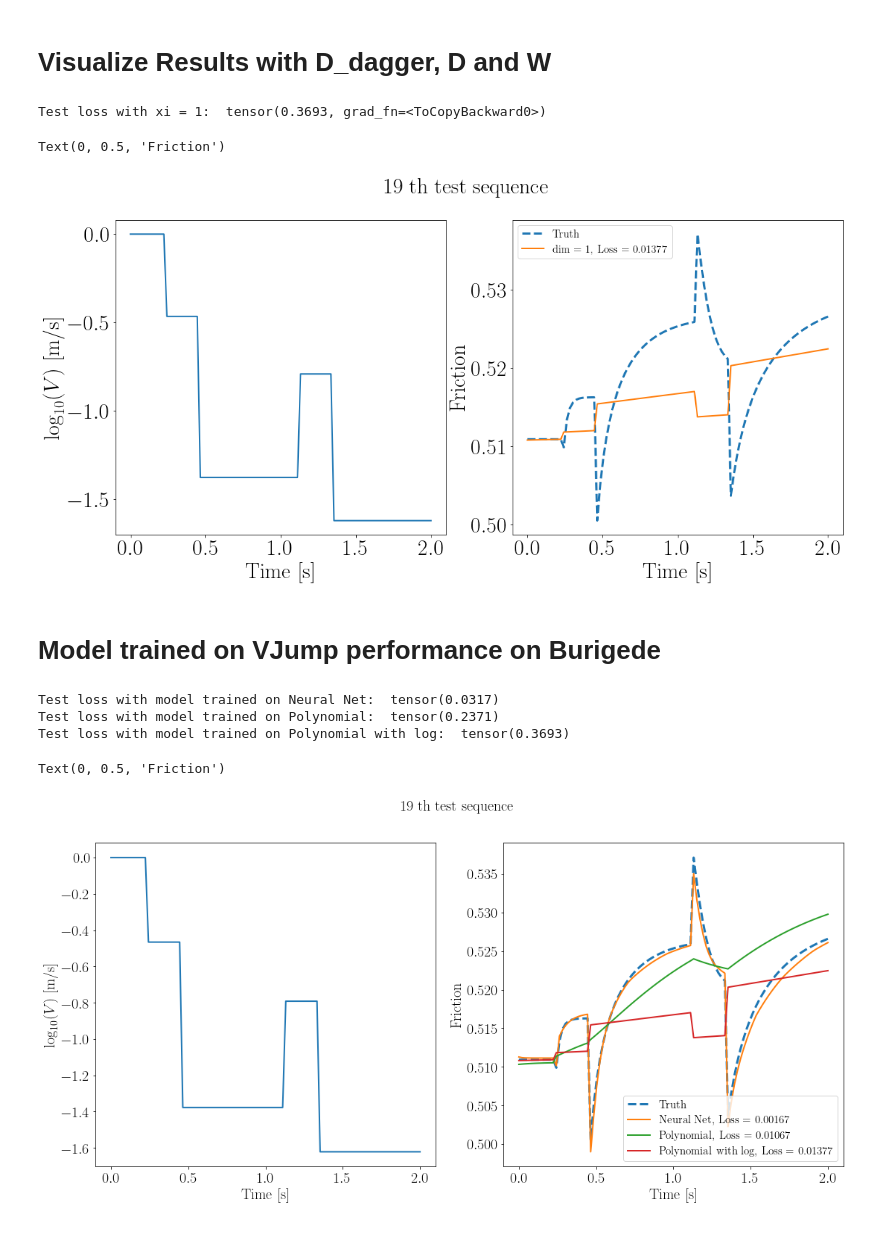
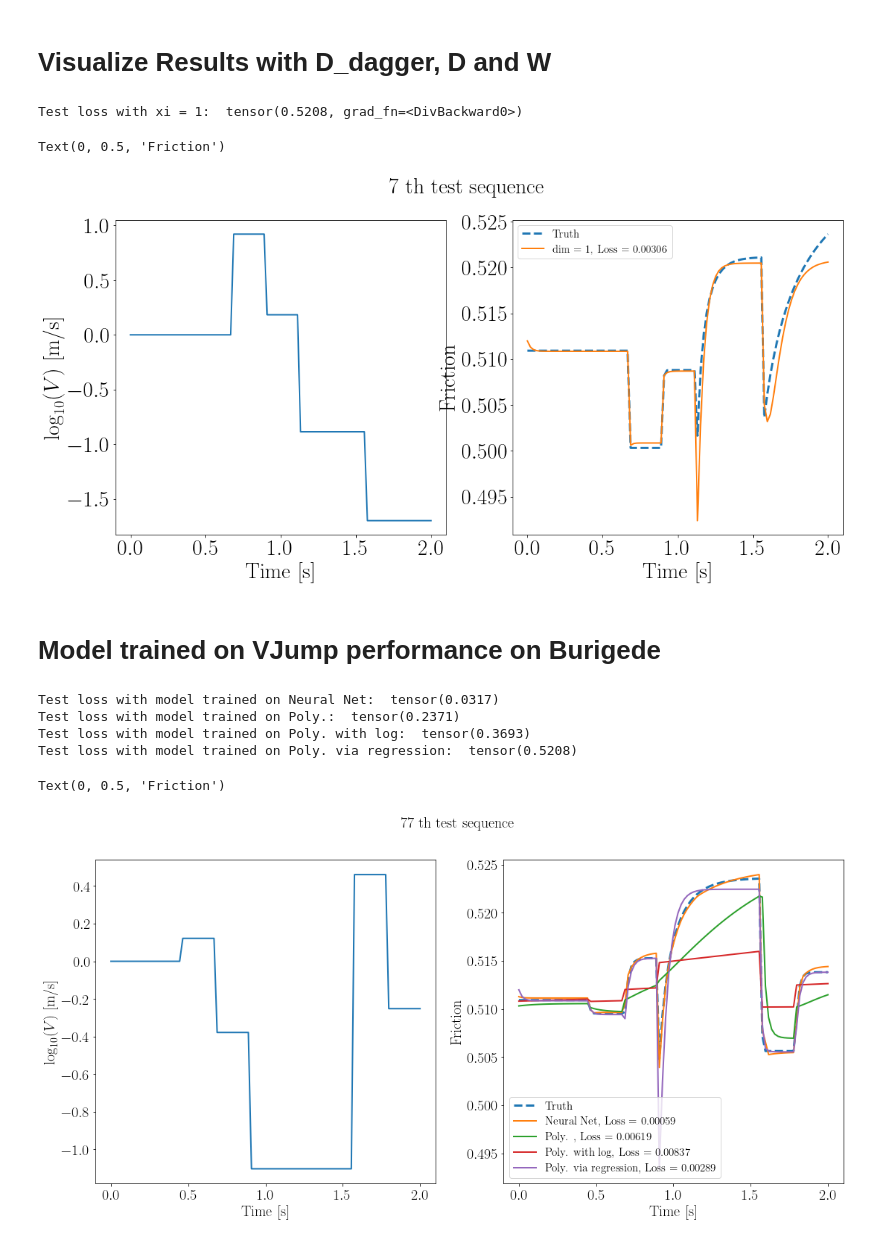
Before and after one commit to Shengduo/RateAndStateWithPotential, a Jupyter notebook: VisualizeResults.ipynb, the cells around one changed output. Cells and saved outputs as stored; diff of their text form; code cells hidden in the pictures.

```diff
--- a/VisualizeResults.ipynb
+++ b/VisualizeResults.ipynb
@@ -19,8 +19,8 @@ import time
 
 # Testify whether GPU is available
 print("Cuda is available: ", torch.cuda.is_available())
-device = torch.device("cuda" if torch.cuda.is_available() else "cpu")
-# device = "cpu"
+# device = torch.device("cuda" if torch.cuda.is_available() else "cpu")
+device = "cpu"
 print("Device is: ", device)
 
 def memory_stats():
@@ -111,18 +111,21 @@ Xs.shape:  torch.Size([400, 100])
 # %% [markdown]
 # Visualize Results with D_dagger, D and W
 # %%
-from FrictionNNModels import PotentialsFricCorrection, Loss, train1Epoch, PP, ReLUSquare, FricCorrection, load_model
+from FrictionNNModels import PotentialsFricCorrection, Loss, train1Epoch, PP, ReLUSquare, FricCorrection, load_model, \
+     PotentialsGivenPolyCorrection, W_poly, Dstar_poly , D_dagger_poly
 dim_xis = [1]
 
 # ModelPrefix
-modelPrefix = "Trial0216_smallDRS_smallA_400_PN_separate_p_logVFlag_True"
+modelPrefix = "Trial0216_smallDRS_smallA_400_GivenPoly"
+# modelPrefix = "Trial0216_smallDRS_smallA_400_PN_separate_p"
 dict_flag = True
-
+NN_flag = 2 # 0 -- Poly, 1 -- NN, 2 -- GivenPoly
 # dim_xis = [1, 2, 4, 8]
 models = []
+
 for idx, dim_xi in enumerate(dim_xis):
     # model_this = torch.load("./model/" + dataPrefix + "_dimXi_" + str(dim_xi) + "_FG.pth")
-    model_this = load_model(modelPrefix, device, dim_xi, dict_flag)
+    model_this = load_model(modelPrefix, device, dim_xi, dict_flag, NN_flag)
 
     models.append(model_this)
     res_corr = train1Epoch(testDataLoader, Loss, model_this, 2, 0., False)
@@ -159,7 +162,7 @@ if manipulateFlag:
 
     this_f_preds = [x for x in this_f_preds_new]
 # %% [output]
-Test loss with xi = 1:  tensor(0.3693, grad_fn=<ToCopyBackward0>)
+Test loss with xi = 1:  tensor(0.5208, grad_fn=<DivBackward0>)
 # %%
 from matplotlib import rc
 rc('font',**{'family':'sans-serif','sans-serif':['Helvetica']})
@@ -201,7 +204,7 @@ axs[1].set_xlabel("Time [s]", fontsize=fsize)
 axs[1].set_ylabel("Friction", fontsize=fsize)
 # %% [output]
 Text(0, 0.5, 'Friction')
-[figure, old version]
+[figure, new version]
 # %% [markdown]
 # Model trained on VJump performance on Burigede
 # %%
@@ -280,17 +283,20 @@ testDataLoader = DataLoader(
     **dataloader_kwargs,
 )
 # %%
-from FrictionNNModels import PotentialsFricCorrection, Loss, train1Epoch, PP, ReLUSquare, FricCorrection, PN, PotentialsPolyCorrection, load_model
+from FrictionNNModels import PotentialsFricCorrection, Loss, train1Epoch, PP, ReLUSquare, FricCorrection, PN, \
+     PotentialsGivenPolyCorrection, W_poly, Dstar_poly, PotentialsPolyCorrection, load_model, D_dagger_poly
 
 models = []
 dim_xi = 1
-dict_flags = [False, True, True]
+dict_flags = [False, True, True, True]
+NN_flags = [1, 0, 0, 2]
 modelPrefixs = ["Trial0216_smallDRS_smallA_400",
                 "Trial0216_smallDRS_smallA_400_PN_separate_p",
-                "Trial0216_smallDRS_smallA_400_PN_separate_p_logVFlag_True"]
-legends = ["Neural Net", "Polynomial", "Polynomial with log"]
+                "Trial0216_smallDRS_smallA_400_PN_separate_p_logVFlag_True",
+                "Trial0216_smallDRS_smallA_400_GivenPoly"]
+legends = ["Neural Net", "Poly.", "Poly. with log", "Poly. via regression"]
 for idx, modelPrefix in enumerate(modelPrefixs):
-    model_this = load_model(modelPrefix, device, dim_xi, dict_flags[idx])
+    model_this = load_model(modelPrefix, device, dim_xi, dict_flags[idx], NN_flags[idx])
     models.append(model_this)
     res_corr = train1Epoch(testDataLoader, Loss, model_this, 2, 0., False).detach()
     print("Test loss with model trained on {0}: ".format(legends[idx]), res_corr)
@@ -327,45 +333,46 @@ if manipulateFlag:
     this_f_preds = [x for x in this_f_preds_new]
 # %% [output]
 Test loss with model trained on Neural Net:  tensor(0.0317)
-Test loss with model trained on Polynomial:  tensor(0.2371)
-Test loss with model trained on Polynomial with log:  tensor(0.3693)
+Test loss with model trained on Poly.:  tensor(0.2371)
+Test loss with model trained on Poly. with log:  tensor(0.3693)
+Test loss with model trained on Poly. via regression:  tensor(0.5208)
 # %%
 fsize = 20
 
 # Only plot certain lines
-plotFlags = [True,    True,  True]
+plotFlags = [True,    True,  True, True]
 
 # Plot a fitted sequence
 def cal_Loss(f, f_targ, t, p=2):
     return torch.pow(
         torch.trapezoid(torch.pow(torch.abs(f - f_targ), p), t) / torch.trapezoid(torch.pow(torch.abs(f_targ), p), t),
         1./ p
     )
 
 idx = torch.randint(len(testDataset), (1, ))[0]
-idx = 19
+# idx = 8
 fig, axs = plt.subplots(1, 2, figsize=(18, 8))
 axs[0].tick_params(axis='both', which='major', labelsize=fsize)
 axs[1].tick_params(axis='both', which='major', labelsize=fsize)
 
 fig.suptitle("{0} th test sequence".format(idx), fontsize=20)
 
 axs[0].plot(this_ts[idx, :], torch.log10(this_Vs[idx, :]), linewidth=2.0)
 axs[0].set_xlabel("Time [s]", fontsize=fsize)
 axs[0].set_ylabel("$\log_{10}(V)$ [m/s]", fontsize=fsize)
 
 axs[1].plot(this_ts[idx, :], this_fs[idx, :], '--', linewidth=3.0, label='Truth')
 
 
 for plotFlag, legend, this_f_preds_withCorrection in zip(plotFlags, legends, this_f_preds):
     if plotFlag:
         this_loss = cal_Loss(this_f_preds_withCorrection[idx, :], this_fs[idx, :], this_ts[idx, :])
         axs[1].plot(this_ts[idx, :], this_f_preds_withCorrection[idx, :], linewidth=2.0, label='{0:<8}, Loss = {1:.5f}'.format(legend, this_loss))
 
 axs[1].legend(fontsize=15)
 # axs[1].set_ylim(0.3, 0.6)
 axs[1].set_xlabel("Time [s]", fontsize=fsize)
 axs[1].set_ylabel("Friction", fontsize=fsize)
 # %% [output]
 Text(0, 0.5, 'Friction')
-[figure, old version]
+[figure, new version]
```
Also changed, not shown: parts of 2 cells of this notebook, 2 other files.
